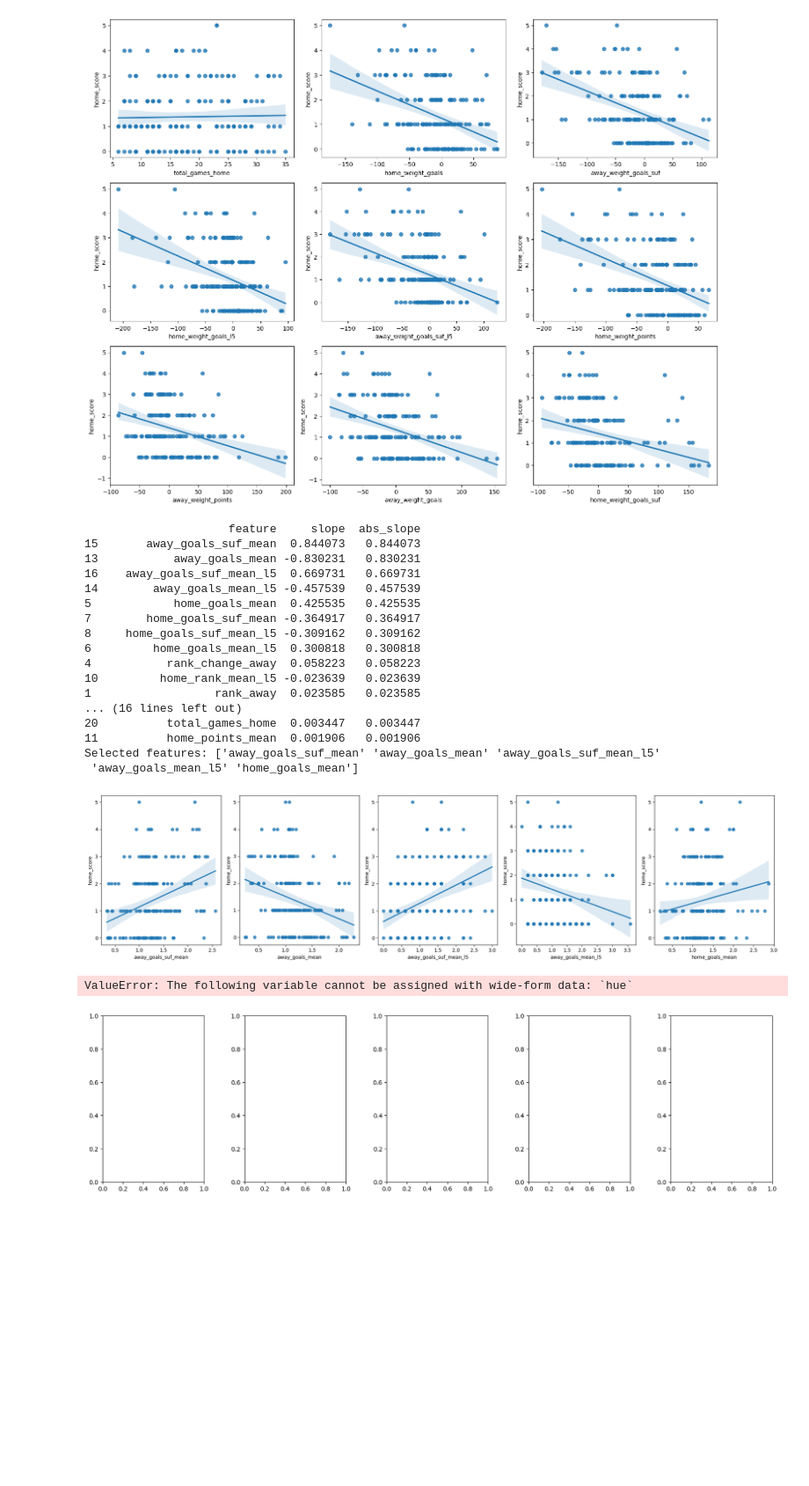
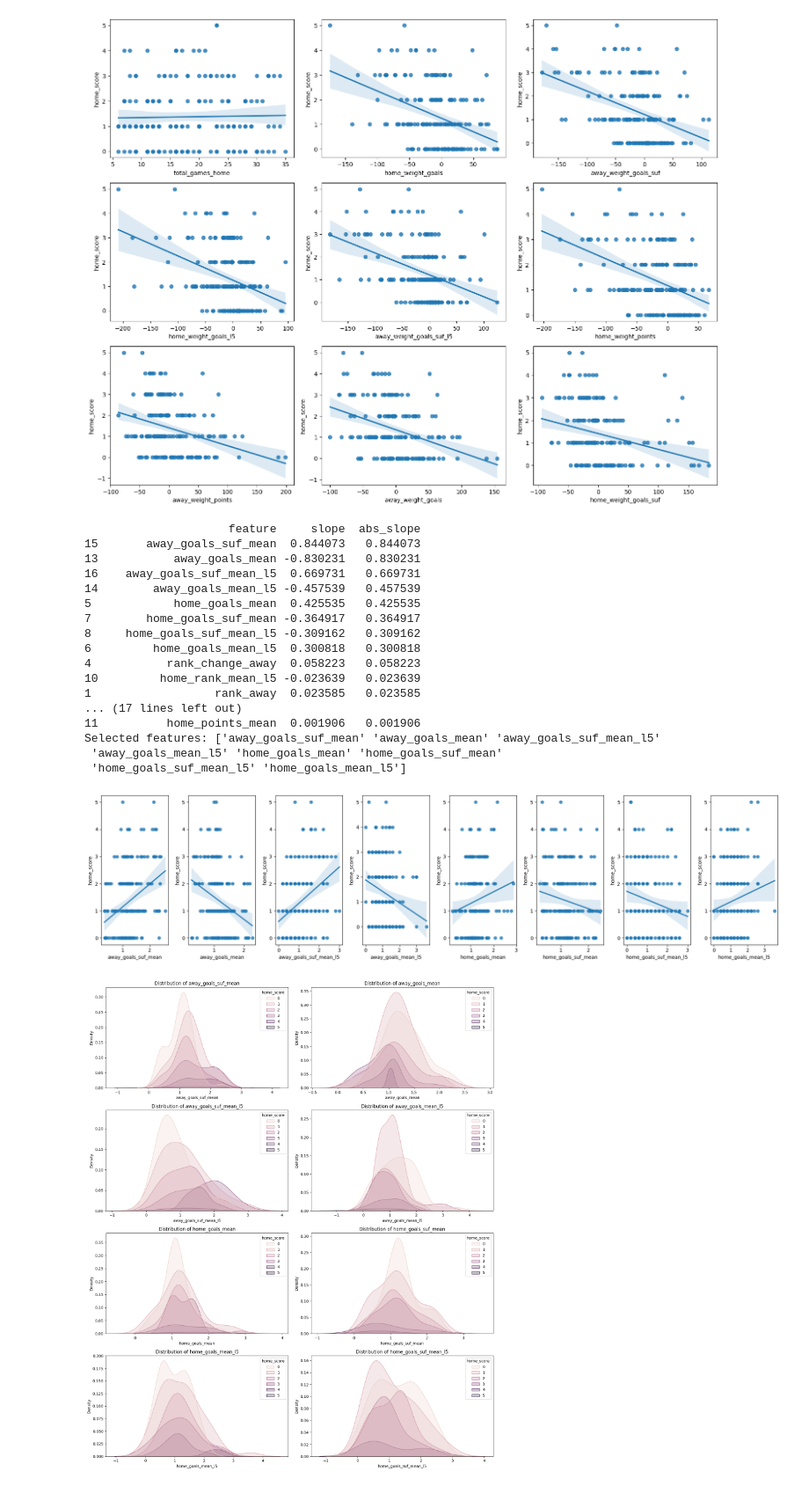
Before and after one commit to kidnixt/penca2k24, a Jupyter notebook: data_analysis.ipynb, the cells around one changed output. Shown at 88% size. Drawn from its saved outputs; the diff is of its cells as text; code cells hidden in the pictures; blank space fills up the shorter version.

```diff
--- a/data_analysis.ipynb
+++ b/data_analysis.ipynb
@@ -104,34 +104,26 @@ plt.show()
 # %%
 from sklearn.linear_model import LinearRegression
 
-# Asumiendo que tienes definidos df_feats, target y possible_features
 
-# Lista para almacenar las pendientes
 slopes = []
 
-# Calcular las pendientes
 for feature in possible_features:
     X = df_feats[[feature]].values.reshape(-1, 1)
     y = df_feats[target].values
     reg = LinearRegression().fit(X, y)
     slopes.append(reg.coef_[0])
 
-# Crear un DataFrame con las pendientes y las características
 slopes_df = pd.DataFrame({'feature': possible_features, 'slope': slopes})
 
-# Ordenar por la magnitud de la pendiente
 slopes_df['abs_slope'] = slopes_df['slope'].abs()
 slopes_df = slopes_df.sort_values(by='abs_slope', ascending=False)
 
-# Seleccionar las características con las pendientes más pronunciadas
-selected_features = slopes_df['feature'].values[:5]  # Aquí seleccionamos las top 3 características
+selected_features = slopes_df['feature'].values[:8]  # Aquí seleccionamos las top 3 características
 
-# Mostrar las pendientes y las características seleccionadas
 print(slopes_df)
 print("Selected features:", selected_features)
 
-# Graficar las características seleccionadas
-fig, axes = plt.subplots(nrows=1, ncols=5, figsize=(20, 5))
+fig, axes = plt.subplots(nrows=1, ncols=8, figsize=(20, 5))
 for i, feature in enumerate(selected_features):
     sns.regplot(x=feature, y=target, data=df_feats, ax=axes[i])
 
@@ -150,26 +142,37 @@ plt.show()
 4           rank_change_away  0.058223   0.058223
 10         home_rank_mean_l5 -0.023639   0.023639
 1                  rank_away  0.023585   0.023585
-... (16 lines left out)
-20          total_games_home  0.003447   0.003447
+... (17 lines left out)
 11          home_points_mean  0.001906   0.001906
 Selected features: ['away_goals_suf_mean' 'away_goals_mean' 'away_goals_suf_mean_l5'
- 'away_goals_mean_l5' 'home_goals_mean']
+ 'away_goals_mean_l5' 'home_goals_mean' 'home_goals_suf_mean'
+ 'home_goals_suf_mean_l5' 'home_goals_mean_l5']
-[figure, old version]
+[figure, new version]
 # %%
 selected_features = [['away_goals_suf_mean'], ['away_goals_mean'], ['away_goals_suf_mean_l5'],
- ['away_goals_mean_l5'], ['home_goals_mean']]
+ ['away_goals_mean_l5'], ['home_goals_mean'], ['home_goals_suf_mean'], ['home_goals_mean_l5'], ['home_goals_suf_mean_l5']]
 # %%
-#make subplots for each feature in selected features using kdeplot
-num_cols = 3
-fig, axes = plt.subplots(nrows=1, ncols=5, figsize=(20, 5))
+# Número de filas y columnas
+num_cols = 2
+num_rows = (len(selected_features) + num_cols - 1) // num_cols
+
+# Crear la figura y los ejes
+fig, axes = plt.subplots(nrows=num_rows, ncols=num_cols, figsize=(15, 18))
 plt.subplots_adjust(wspace=0.4, hspace=0.6)
 
+# Aplanar los ejes para iterar fácilmente
+axes = axes.flatten()
+
+# Crear gráficos de densidad para cada característica
 for i, feature in enumerate(selected_features):
-    sns.kdeplot(df_feats[feature[0]], ax=axes[i])
+    sns.kdeplot(data=df_feats, x=feature[0], hue=target, fill=True, warn_singular=False, ax=axes[i])
+    axes[i].set_title(f'Distribution of {feature[0]}')
+
+# Ocultar cualquier subplot vacío
+for j in range(i + 1, len(axes)):
+    fig.delaxes(axes[j])
 
 plt.tight_layout()
 plt.show()
 # %% [output]
-ValueError: The following variable cannot be assigned with wide-form data: `hue`
-[figure, old version]
+[figure, new version]
```
Also changed, not shown: parts of 1 cell of this notebook.
